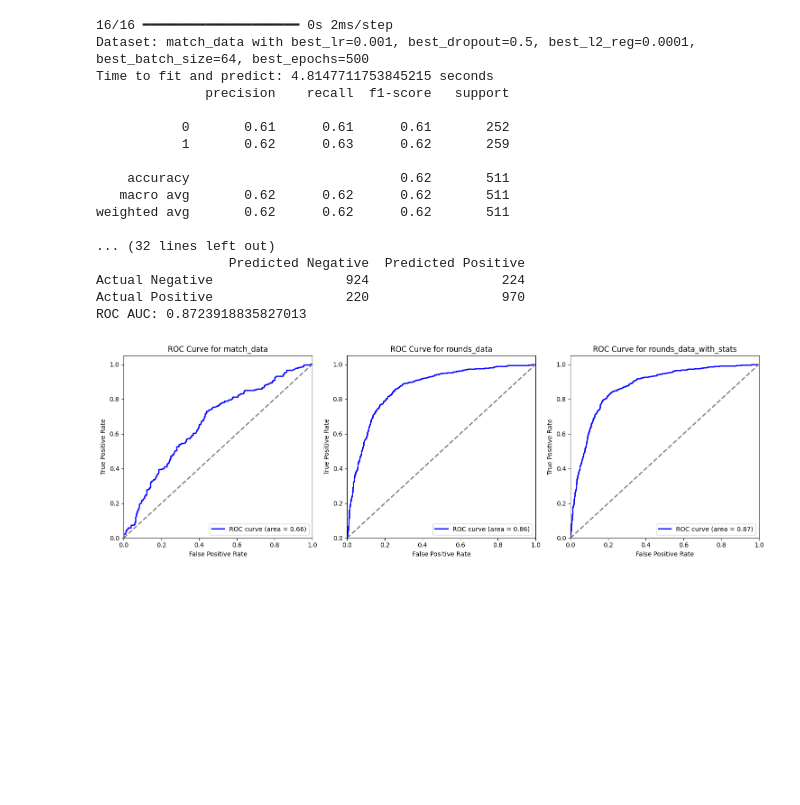
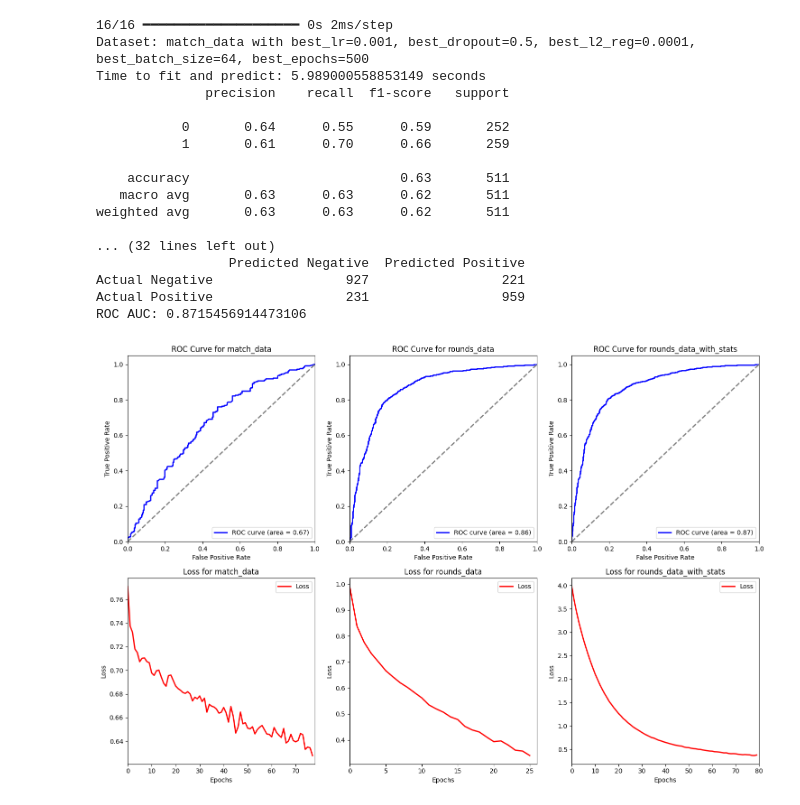
Before and after one commit to FCosmin27/cs2-predictive-models, a Jupyter notebook: models/neural_network.ipynb, the cells around one changed output. Cells and saved outputs as stored; diff of their text form; code cells hidden in the pictures; blank space fills up the shorter version.

Commit message:
Plot the loss for each dataset

```diff
--- a/models/neural_network.ipynb
+++ b/models/neural_network.ipynb
@@ -48,7 +48,7 @@ datasets = [(X1, y1, ds1_name, best_lr1, best_dropout1, best_l2_reg1, best_batch
             (X2, y2, ds2_name, best_lr2, best_dropout2, best_l2_reg2, best_batch_size2, best_epochs2),
             (X3, y3, ds3_name, best_lr3, best_dropout3, best_l2_reg3, best_batch_size3, best_epochs3)]
 # %%
-fig, axs = plt.subplots(1, 3, figsize=(15, 5))
+fig, axs = plt.subplots(2, 3, figsize=(15, 10))
 for idx, (X, y, ds_name, best_lr, best_dropout, best_l2_reg, best_batch_size, best_epochs) in enumerate(datasets):
     X = StandardScaler().fit_transform(X)
     X_train, X_test, y_train, y_test = train_test_split(X, y, test_size=0.2, random_state=42, stratify=y)
@@ -68,49 +68,56 @@ for idx, (X, y, ds_name, best_lr, best_dropout, best_l2_reg, best_batch_size, be
 
     model.compile(optimizer=optimizer, loss='binary_crossentropy', metrics=['accuracy'])
     es = EarlyStopping(monitor='val_loss', mode='min', verbose=0, patience=10)
-    model.fit(X_train, y_train, validation_data=(X_test, y_test), batch_size=best_batch_size, epochs=best_epochs, callbacks=[es], verbose=0)
+    history = model.fit(X_train, y_train, validation_data=(X_test, y_test), batch_size=best_batch_size, epochs=best_epochs, callbacks=[es], verbose=0)
 
     y_probs = model.predict(X_test)
     y_pred = (y_probs > 0.5).astype(int)
 
     print(f"Dataset: {ds_name} with best_lr={best_lr}, best_dropout={best_dropout}, best_l2_reg={best_l2_reg}, best_batch_size={best_batch_size}, best_epochs={best_epochs}")
     print(f"Time to fit and predict: {time() - start_time} seconds")
 
     print(classification_report(y_test, y_pred))
     conf_matrix = confusion_matrix(y_test, y_pred)
     conf_matrix_df = pd.DataFrame(conf_matrix, index=['Actual Negative', 'Actual Positive'],
                                 columns=['Predicted Negative', 'Predicted Positive'])
     print(conf_matrix_df)
     print(f"ROC AUC: {roc_auc_score(y_test, y_probs)}")
     fpr, tpr, thresholds = roc_curve(y_test, y_probs)
 
-    axs[idx].plot(fpr, tpr, color='blue', lw=2, label=f'ROC curve (area = {roc_auc_score(y_test, y_probs):.2f})')
-    axs[idx].plot([0, 1], [0, 1], color='gray', lw=2, linestyle='--')
-    axs[idx].set_xlim([0.0, 1.0])
-    axs[idx].set_ylim([0.0, 1.05])
-    axs[idx].set_xlabel('False Positive Rate')
-    axs[idx].set_ylabel('True Positive Rate')
-    axs[idx].set_title(f'ROC Curve for {ds_name}')
-    axs[idx].legend(loc='lower right')
+    axs[0, idx].plot(fpr, tpr, color='blue', lw=2, label=f'ROC curve (area = {roc_auc_score(y_test, y_probs):.2f})')
+    axs[0, idx].plot([0, 1], [0, 1], color='gray', lw=2, linestyle='--')
+    axs[0, idx].set_xlim([0.0, 1.0])
+    axs[0, idx].set_ylim([0.0, 1.05])
+    axs[0, idx].set_xlabel('False Positive Rate')
+    axs[0, idx].set_ylabel('True Positive Rate')
+    axs[0, idx].set_title(f'ROC Curve for {ds_name}')
+    axs[0, idx].legend(loc='lower right')
+
+    axs[1, idx].plot(history.history['loss'], color='red', lw=2, label='Loss')
+    axs[1, idx].set_xlim([0, len(history.history['loss'])])
+    axs[1, idx].set_xlabel('Epochs')
+    axs[1, idx].set_ylabel('Loss')
+    axs[1, idx].set_title(f'Loss for {ds_name}')
+    axs[1, idx].legend(loc='upper right')
 
 plt.tight_layout()
 plt.show()
 # %% [output]
 16/16 ━━━━━━━━━━━━━━━━━━━━ 0s 2ms/step
 Dataset: match_data with best_lr=0.001, best_dropout=0.5, best_l2_reg=0.0001, best_batch_size=64, best_epochs=500
-Time to fit and predict: 4.8147711753845215 seconds
+Time to fit and predict: 5.989000558853149 seconds
               precision    recall  f1-score   support
 
-           0       0.61      0.61      0.61       252
-           1       0.62      0.63      0.62       259
+           0       0.64      0.55      0.59       252
+           1       0.61      0.70      0.66       259
 
-    accuracy                           0.62       511
-   macro avg       0.62      0.62      0.62       511
-weighted avg       0.62      0.62      0.62       511
+    accuracy                           0.63       511
+   macro avg       0.63      0.63      0.62       511
+weighted avg       0.63      0.63      0.62       511
 
 ... (32 lines left out)
                  Predicted Negative  Predicted Positive
-Actual Negative                 924                 224
-Actual Positive                 220                 970
-ROC AUC: 0.8723918835827013
+Actual Negative                 927                 221
+Actual Positive                 231                 959
+ROC AUC: 0.8715456914473106
-[figure, old version]
+[figure, new version]
```
